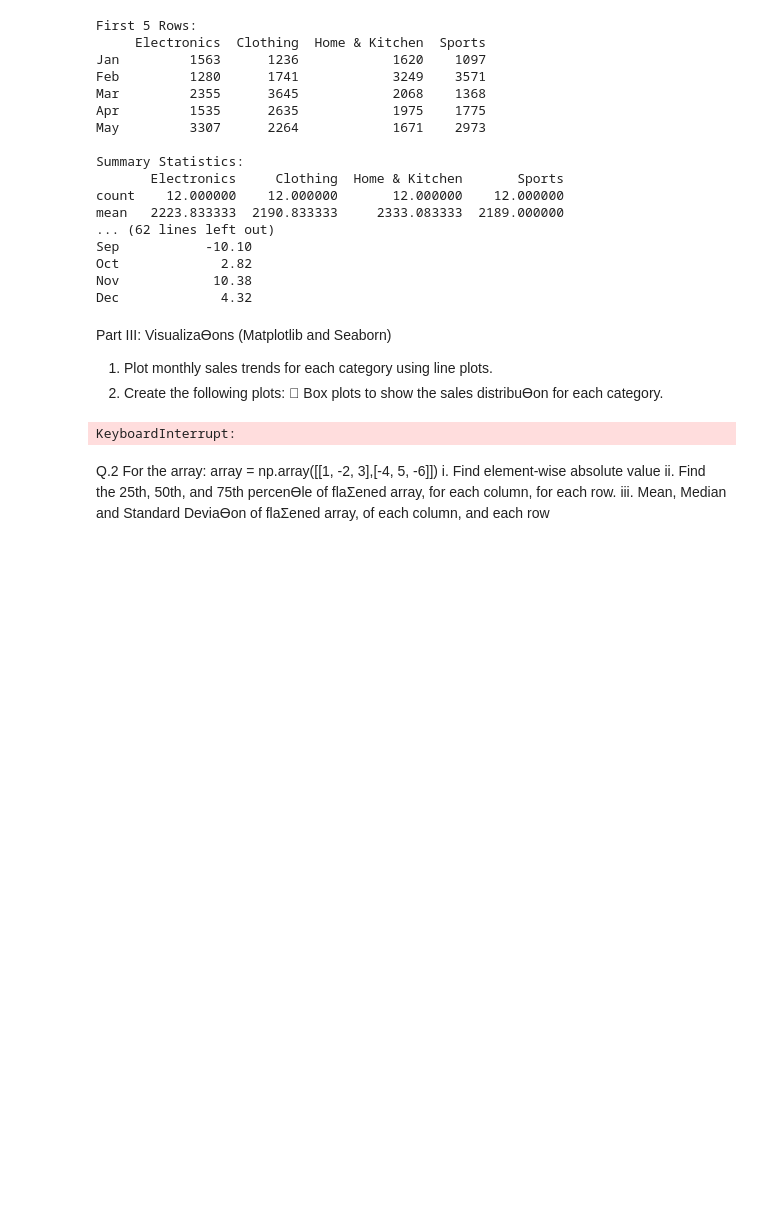
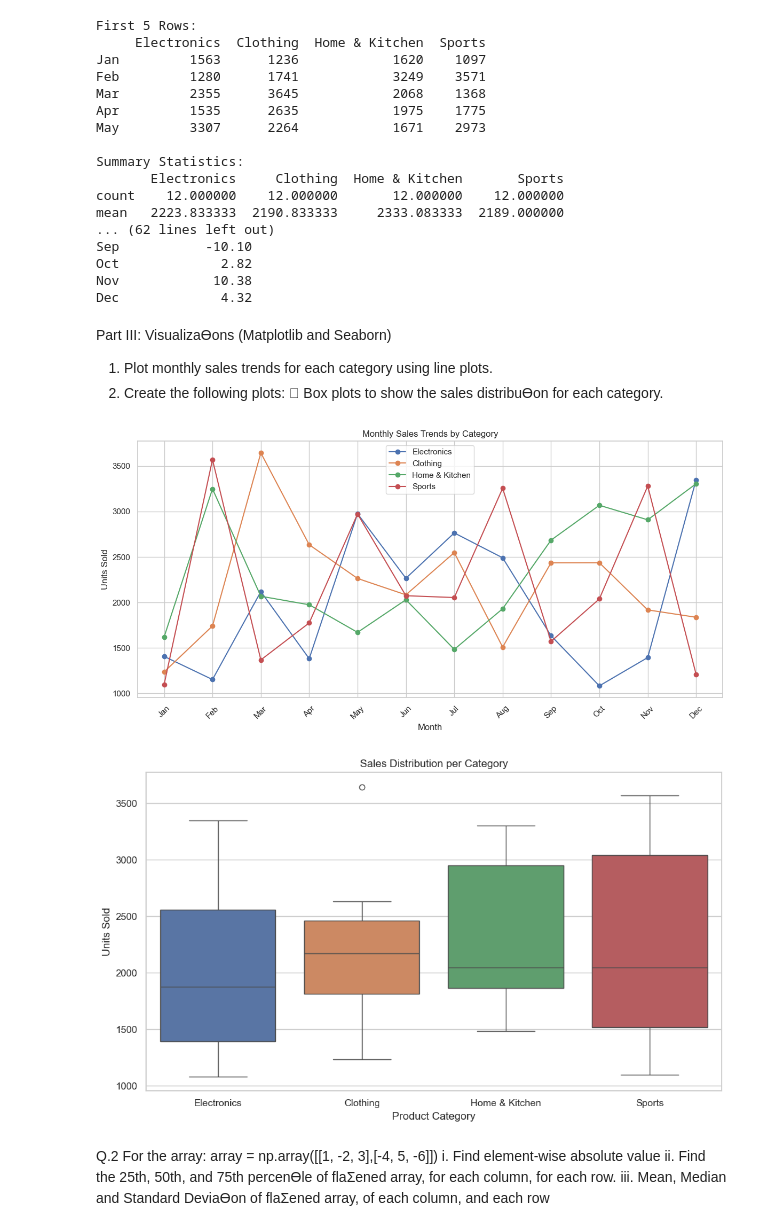
Before and after one commit to shreygoyal05/102316057_UCS420, a Jupyter notebook: Asgn7.ipynb, the cells around one changed output. Saved outputs shown, nothing was run; the diff lists cells and outputs as text; code cells hidden in the pictures; blank space fills up the shorter version.

```diff
--- a/Asgn7.ipynb
+++ b/Asgn7.ipynb
@@ -136,31 +136,33 @@ Part III: VisualizaƟons (Matplotlib and Seaborn)
 # %%
 
 import matplotlib.pyplot as plt
 import seaborn as sns
+sns.set(style="whitegrid")
 
 sns.set(style="whitegrid")
 
 plt.figure(figsize=(12, 6))
 for category in ['Electronics', 'Clothing', 'Home & Kitchen', 'Sports']:
     plt.plot(sales_df.index, sales_df[category], marker='o', label=category)
 
 plt.title('Monthly Sales Trends by Category')
 plt.xlabel('Month')
 plt.ylabel('Units Sold')
 plt.legend()
 plt.xticks(rotation=45)
 plt.tight_layout()
 plt.show()
 
 plt.figure(figsize=(10, 6))
 sns.boxplot(data=sales_df[['Electronics', 'Clothing', 'Home & Kitchen', 'Sports']])
 plt.title('Sales Distribution per Category')
 plt.ylabel('Units Sold')
 plt.xlabel('Product Category')
 plt.tight_layout()
 plt.show()
 # %% [output]
-KeyboardInterrupt:
+[figure, added]
+[figure, added]
 # %% [markdown]
 Q.2 For the array: array = np.array([[1, -2, 3],[-4, 5, -6]])
 i. Find element-wise absolute value
```
